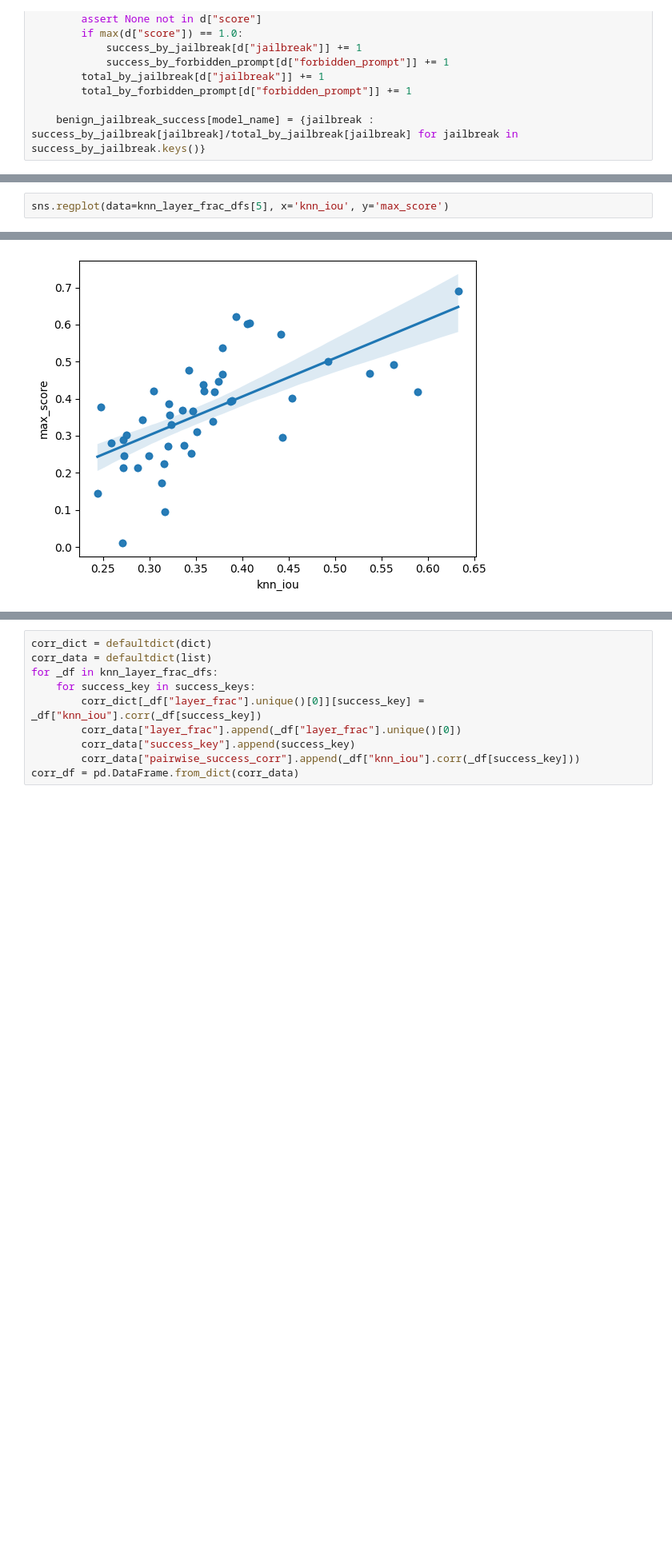
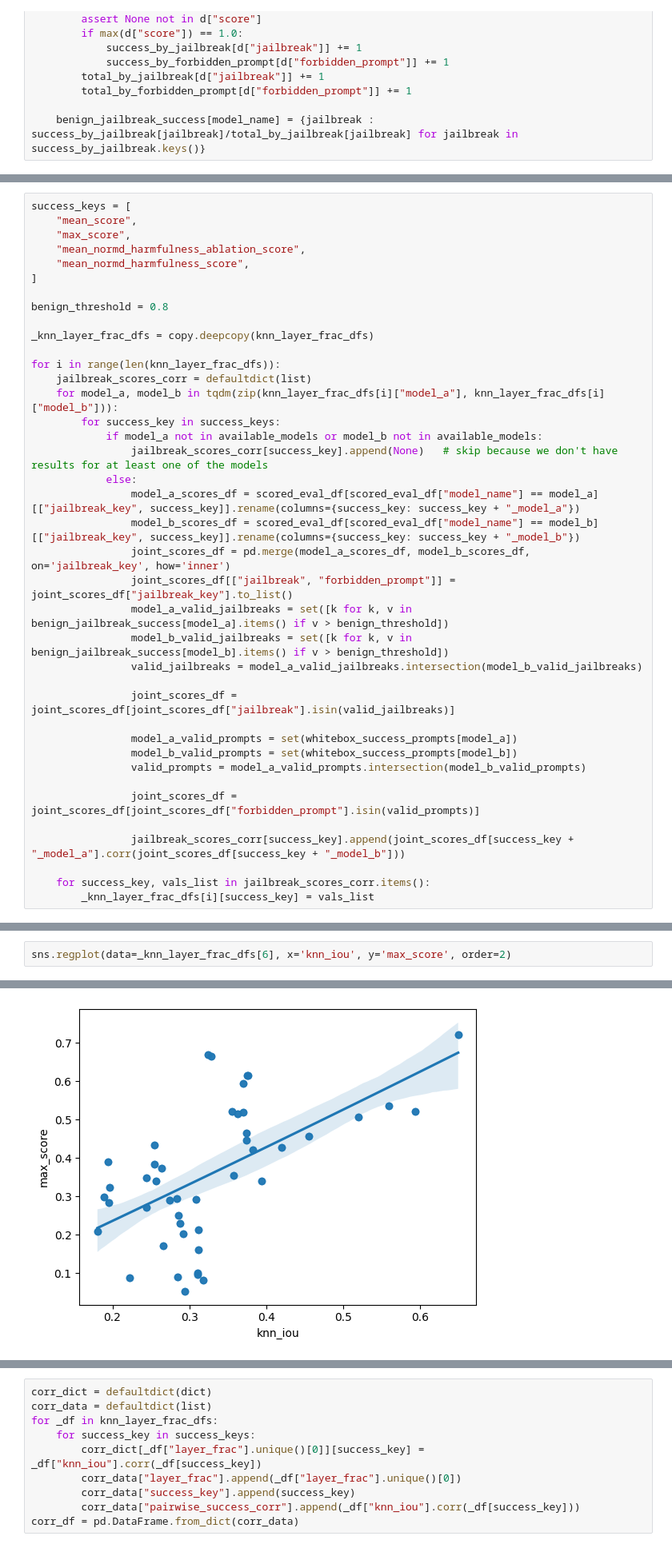
Before and after one commit to rangell/jailbreak_analysis, a Jupyter notebook: analyze_small_models_transfer.ipynb, the cells around one changed output, grey strips where cells are left out. Shown at 80% size. Cells and saved outputs as stored; diff of their text form; blank space fills up the shorter version.

Commit message:
updating evalutation and knn graph computation

```diff
--- a/analyze_small_models_transfer.ipynb
+++ b/analyze_small_models_transfer.ipynb
@@ -126,3 +241,42 @@ for i in range(len(knn_layer_frac_dfs)):
+# %%
+success_keys = [
+    "mean_score",
+    "max_score",
+    "mean_normd_harmfulness_ablation_score",
+    "mean_normd_harmfulness_score",
+]
+
+benign_threshold = 0.8
+
+_knn_layer_frac_dfs = copy.deepcopy(knn_layer_frac_dfs)
+
+for i in range(len(knn_layer_frac_dfs)):
+    jailbreak_scores_corr = defaultdict(list)
+    for model_a, model_b in tqdm(zip(knn_layer_frac_dfs[i]["model_a"], knn_layer_frac_dfs[i]["model_b"])):
+        for success_key in success_keys:
+            if model_a not in available_models or model_b not in available_models:
+                jailbreak_scores_corr[success_key].append(None)   # skip because we don't have results for at least one of the models
+            else:
+                model_a_scores_df = scored_eval_df[scored_eval_df["model_name"] == model_a][["jailbreak_key", success_key]].rename(columns={success_key: success_key + "_model_a"})
+                model_b_scores_df = scored_eval_df[scored_eval_df["model_name"] == model_b][["jailbreak_key", success_key]].rename(columns={success_key: success_key + "_model_b"})
+                joint_scores_df = pd.merge(model_a_scores_df, model_b_scores_df, on='jailbreak_key', how='inner')
+                joint_scores_df[["jailbreak", "forbidden_prompt"]] = joint_scores_df["jailbreak_key"].to_list()
+                model_a_valid_jailbreaks = set([k for k, v in benign_jailbreak_success[model_a].items() if v > benign_threshold])
+                model_b_valid_jailbreaks = set([k for k, v in benign_jailbreak_success[model_b].items() if v > benign_threshold])
+                valid_jailbreaks = model_a_valid_jailbreaks.intersection(model_b_valid_jailbreaks)
+
+                joint_scores_df = joint_scores_df[joint_scores_df["jailbreak"].isin(valid_jailbreaks)]
+
+                model_a_valid_prompts = set(whitebox_success_prompts[model_a])
+                model_b_valid_prompts = set(whitebox_success_prompts[model_b])
+                valid_prompts = model_a_valid_prompts.intersection(model_b_valid_prompts)
+
+                joint_scores_df = joint_scores_df[joint_scores_df["forbidden_prompt"].isin(valid_prompts)]
+
+                jailbreak_scores_corr[success_key].append(joint_scores_df[success_key + "_model_a"].corr(joint_scores_df[success_key + "_model_b"]))
+
+    for success_key, vals_list in jailbreak_scores_corr.items():
+        _knn_layer_frac_dfs[i][success_key] = vals_list
 # %%
 corr_dict = defaultdict(dict)
 corr_data = defaultdict(list)
@@ -141,5 +295,5 @@ sns.heatmap(corr_df.pivot(index="success_key", columns="layer_frac", values="pai
 # %%
-sns.regplot(data=knn_layer_frac_dfs[5], x='knn_iou', y='max_score')
+sns.regplot(data=_knn_layer_frac_dfs[6], x='knn_iou', y='max_score', order=2)
 # %% [output]
 <Axes: xlabel='knn_iou', ylabel='max_score'>
-[figure, old version]
+[figure, new version]
```
Also changed, not shown: parts of 17 cells of this notebook, 4 other files.
